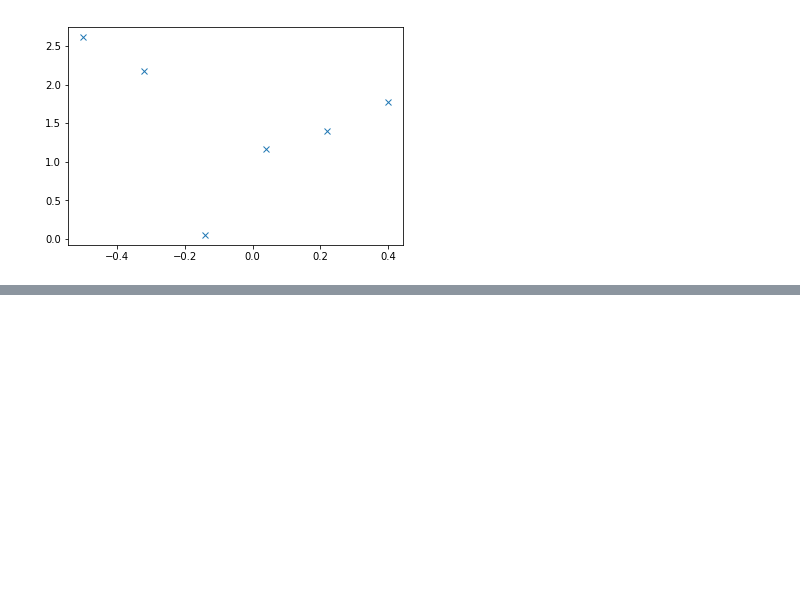
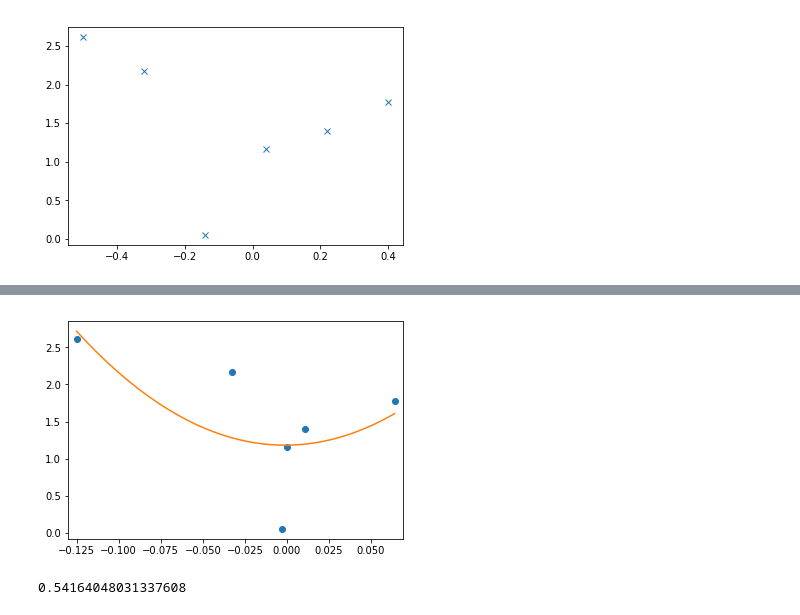
Before and after one commit to sunglyoungKim/ADS_sk6176, a Jupyter notebook: Homework 2.ipynb, the cells around one changed output, grey strips where cells are left out. Cells and saved outputs as stored; diff of their text form; code cells hidden in the pictures; blank space fills up the shorter version.

```diff
--- a/Homework 2.ipynb
+++ b/Homework 2.ipynb
@@ -374,0 +419,18 @@ poly1d([ 7.4592179 , -0.1128695 ,  0.79787069])
+# %%
+# calculate polynomial
+z3 = np.polyfit(H33.x3, H33.y, 2)
+f = np.poly1d(z3)
+
+# calculate new x's and y's
+x_new = np.linspace(H33.x3.min(), H33.x3.max(), 50)
+y_new = f(x_new)
+
+plt.plot(H33.x3,H33.y,'o', x_new, y_new)
+plt.xlim([H33.x3.min()-0.005, H33.x3.max()+0.005])
+plt.show()
+# %% [output]
+[figure, added]
+# %%
+(smf.ols(formula = 'y ~ x4', data = H33).fit()).rsquared
+# %% [output]
+0.54164048031337608
```
Also changed, not shown: parts of 35 cells of this notebook.
